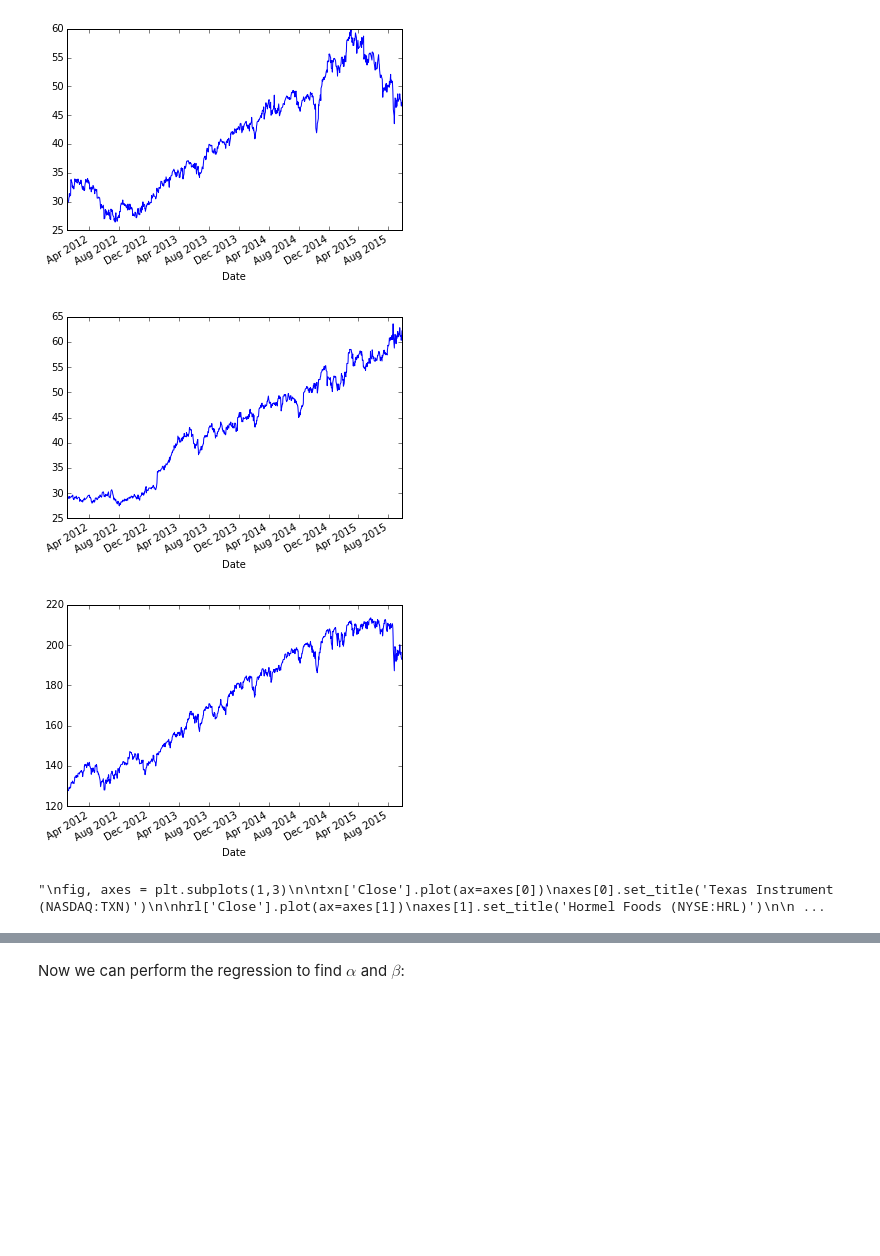
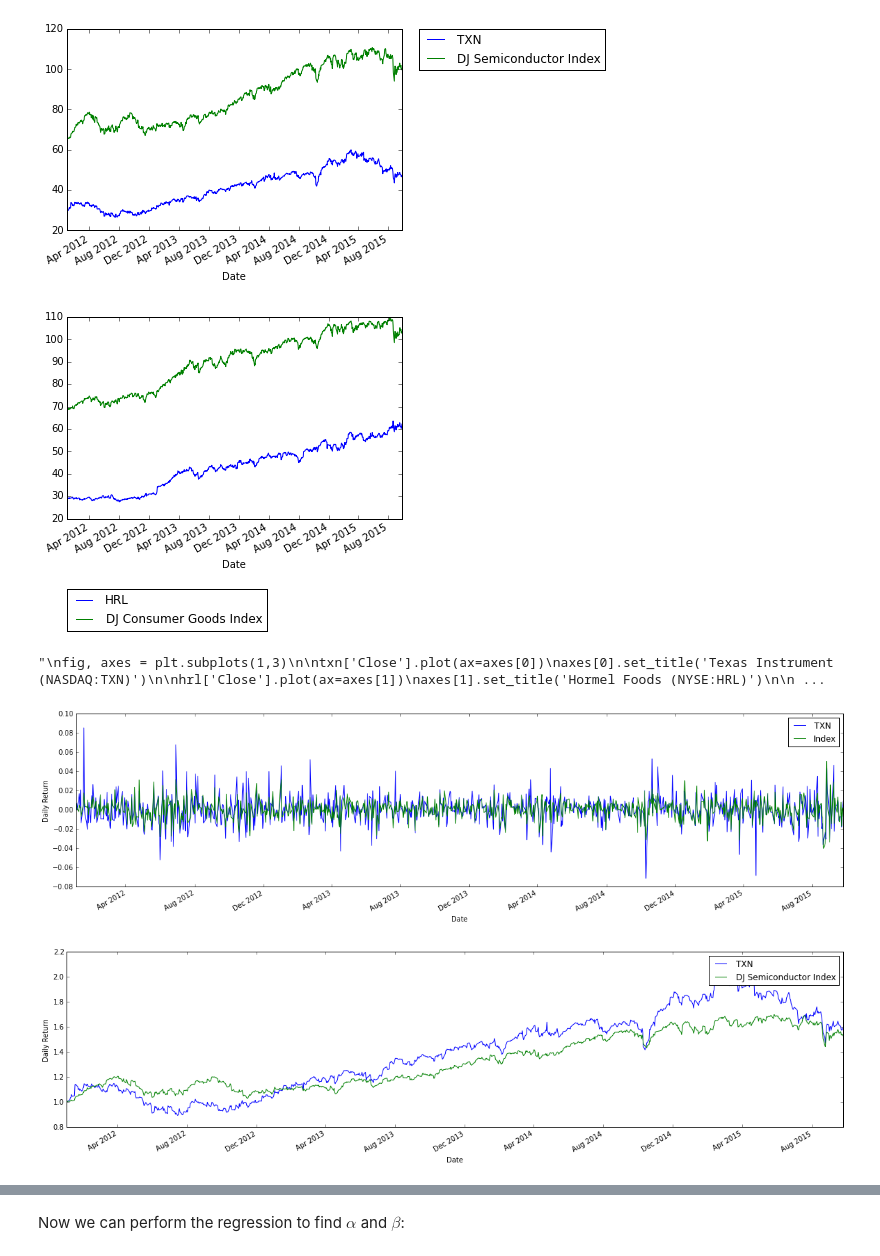
Before and after one commit to Estinox/coding-practices, a Jupyter notebook: ipython_notebooks/TXN_HRL.ipynb, the cells around one changed output, grey strips where cells are left out. Drawn from its saved outputs; the diff is of its cells as text; code cells hidden in the pictures; blank space fills up the shorter version.

```diff
--- a/ipython_notebooks/TXN_HRL.ipynb
+++ b/ipython_notebooks/TXN_HRL.ipynb
@@ -17,34 +17,57 @@ txn = web.DataReader("TXN", 'yahoo', start, end)
 # Hormel Foods Corp (NYSE:HRL)
 hrl = web.DataReader("HRL", 'yahoo', start, end)
 # %%
-index = web.DataReader("SPY", 'yahoo', start, end)
+semiconductors = web.DataReader("IYW", 'yahoo', start, end)
+consumer_goods = web.DataReader("IYK", 'yahoo', start, end)
 # %%
 
-txn['Close'].plot()
+txn['Close'].plot(label='TXN')
+semiconductors['Close'].plot(label='DJ Semiconductor Index')
+#plt.legend()
+plt.legend(bbox_to_anchor=(1.05, 1), loc=2, borderaxespad=0.)
 plt.show()
 
-hrl['Close'].plot()
-plt.show()
-
-index['Close'].plot()
+hrl['Close'].plot(label='HRL')
+consumer_goods['Close'].plot(label='DJ Consumer Goods Index')
+plt.legend(bbox_to_anchor=(0.0, -0.35), loc=2, borderaxespad=0.)
 plt.show()
 
 '''
 fig, axes = plt.subplots(1,3)
 
 txn['Close'].plot(ax=axes[0])
 axes[0].set_title('Texas Instrument (NASDAQ:TXN)')
 
 hrl['Close'].plot(ax=axes[1])
 axes[1].set_title('Hormel Foods (NYSE:HRL)')
 
 index['Close'].plot(ax=axes[2])
 axes[2].set_title('SPY')
 '''
 # %% [output]
-[figure, old version]
+[figure, new version]
-[figure, old version]
+[figure, new version]
-[figure, removed]
 "\nfig, axes = plt.subplots(1,3)\n\ntxn['Close'].plot(ax=axes[0])\naxes[0].set_title('Texas Instrument (NASDAQ:TXN)')\n\nhrl['Close'].plot(ax=axes[1])\naxes[1].set_title('Hormel Foods (NYSE:HRL)')\n\n ...
+# %%
+plt.figure(figsize=(20,5))
+txn['Close'].pct_change()[1:].plot(label='TXN')
+semiconductors['Close'].pct_change()[1:].plot(label='Index')
+
+plt.ylabel('Daily Return')
+plt.legend()
+plt.show()
+
+########
+
+plt.figure(figsize=(20,5))
+(txn['Close']/txn['Close'][1]).plot(label='TXN')
+(semiconductors['Close']/semiconductors['Close'][1]).plot(label='DJ Semiconductor Index')
+plt.legend(bbox_to_anchor=(1.05, 1), loc=2, borderaxespad=0.)
+plt.ylabel('Daily Return')
+plt.legend()
+plt.show()
+# %% [output]
+[figure, added]
+[figure, added]
 # %%
 plt.figure(figsize=(20,5))
```
Also changed, not shown: parts of 5 cells of this notebook.
